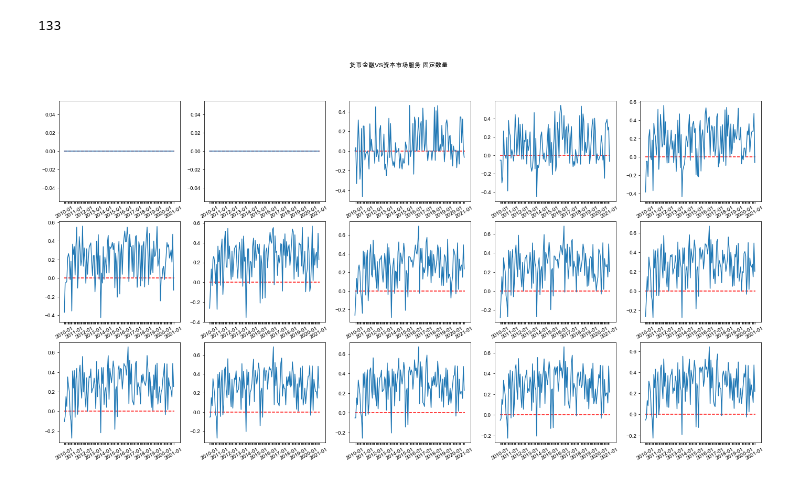
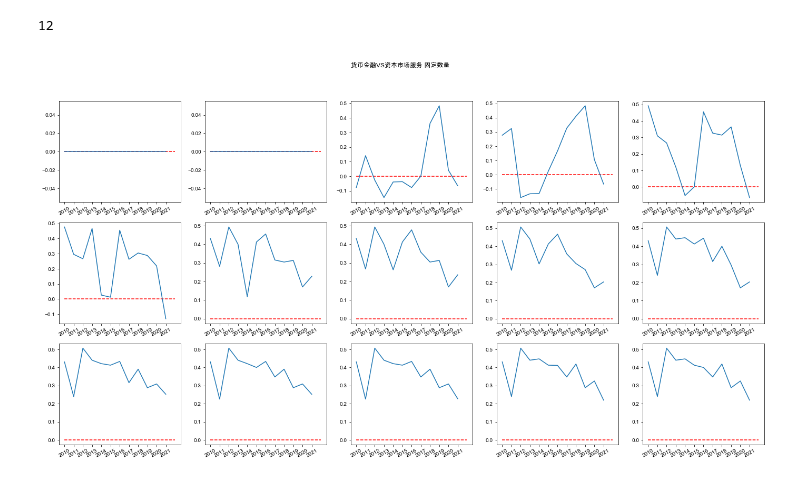
Before and after one commit to Chang-Tong/System-Risk-by-Network-View, a Jupyter notebook: for_year_analysis/final_pk.ipynb, the cells around one changed output. Drawn from its saved outputs; the diff is of its cells as text; code cells hidden in the pictures.

Commit message:
found the more clear convertion through year scale

```diff
--- a/for_year_analysis/final_pk.ipynb
+++ b/for_year_analysis/final_pk.ipynb
@@ -11,10 +11,10 @@ import os
 import math
 plt.rcParams['font.sans-serif'] = ['Arial Unicode MS']
 # %%
-file_name = sorted(os.listdir('graph_info'))
+file_name = sorted(os.listdir('year_info'))
 print(len(file_name))
-raw_data = pd.read_csv('cleaned_data.csv',index_col=0)
+raw_data = pd.read_csv('/Users/dongzhang/6980/newMission/wind金融数据/stock_data/cleaned_data.csv',index_col=0)
 name_need = raw_data[raw_data['month']=='2020-12'][['简称','subsector']].drop_duplicates()
 name_need.set_index(["简称"], inplace=True)
 # %% [output]
-133
+12
@@ -21,12 +75,13 @@ name_need.set_index(["简称"], inplace=True)
 # %%
 
-def remove_fixed_num(n):
+def final_pk(n):
     ### 两个子模块相互比较
     ###  货币金融
+    # plt.figure(figsize=(15,10))
     all_result2 = []
     pmfg_nodes2 = []
     for i in range(len(file_name)):
-        pmfg = nx.read_gpickle(f'graph_info/{file_name[i]}')
+        pmfg = nx.read_gpickle(f'year_info/{file_name[i]}')
         pmfg_nodes2.append(pmfg.number_of_nodes())
         degree_dict = dict(pmfg.degree())
         list1= sorted(dict(pmfg.degree()).items(),key=lambda x:x[1],reverse=True)
@@ -42,17 +97,17 @@ def remove_fixed_num(n):
             size_of_ccp = len(max(nx.connected_components(pmfg),key=len))
             ccp_list.append(size_of_ccp)
         all_result2.append(ccp_list[-1])
-    plt.subplot(1,4,2)
+    # plt.subplot(1,3,1)
     y2 = np.array(all_result2)/pmfg_nodes2
-    plt.scatter(file_name,y2,label=f' 货币金融',color='y',alpha=0.7,s=[100/x for x in y2])
-    plt.legend()
-    plt.xticks(range(len(file_name)), [file_name[x][:-8] if x%6==0 else '' for x in range(len(file_name))],rotation='90' )
+    # plt.scatter(file_name,y2,label=f' 货币金融',color='y',alpha=0.7,s=[100/x for x in y2])
+    # plt.legend()
+    # plt.xticks(range(len(file_name)), [file_name[x][:-8] if x%6==0 else '' for x in range(len(file_name))],rotation='90' )
 
     ### 资本市场服务
     all_result4 = []
     pmfg_nodes4 = []
     for i in range(len(file_name)):
-        pmfg = nx.read_gpickle(f'graph_info/{file_name[i]}')
+        pmfg = nx.read_gpickle(f'year_info/{file_name[i]}')
         pmfg_nodes4.append(pmfg.number_of_nodes())
         degree_dict = dict(pmfg.degree())
         list1= sorted(dict(pmfg.degree()).items(),key=lambda x:x[1],reverse=True)
@@ -66,9 +121,13 @@ def remove_fixed_num(n):
             size_of_ccp = len(max(nx.connected_components(pmfg),key=len))
             ccp_list.append(size_of_ccp)
         all_result4.append(ccp_list[-1])
-    plt.subplot(1,4,4)
+    # plt.subplot(1,3,2)
     y4 = np.array(all_result4)/pmfg_nodes4
-    plt.scatter(file_name,y4,label=f' 资本市场服务',color='r',alpha=0.7,s=[100/x for x in y4])
-    plt.legend()
-    plt.xticks(range(len(file_name)), [file_name[x][:-8] if x%6==0 else '' for x in range(len(file_name))],rotation='90' )
-    plt.show()
+    # plt.scatter(file_name,y4,label=f' 资本市场服务',color='r',alpha=0.7,s=[100/x for x in y4])
+    # plt.legend()
+    # plt.xticks(range(len(file_name)), [file_name[x][:-8] if x%6==0 else '' for x in range(len(file_name))],rotation='90' )
+    pk = np.array(y2)-np.array(y4)
+    # plt.subplot(1,3,3)
+    # plt.plot(range(len(file_name)),pk)
+    # plt.show()
+    return pk
@@ -138,16 +138,16 @@ for i in range(1,16):
 # %%
 # plt.figure(figsize=(24,12))
 plt.figure(figsize=(24,12))
 plt.suptitle('\n货币金融VS资本市场服务 固定数量')
 for i in range(1,16):
     plt.subplot(3,5,i)
     plt.hlines(0,xmax=len(file_name),xmin=0,colors='r',linestyles = "dashed")
     plt.plot(range(len(file_name)),pks[i-1],'-')
-    plt.xticks(range(len(file_name)), [file_name[x][:-8] if x%12==0 else '' for x in range(len(file_name))],rotation='30' )
+    plt.xticks(range(len(file_name)), [file_name[x][:-8] for x in range(len(file_name))],rotation='30' )
 plt.savefig('pk.png')
 plt.show()
 # %% [output]
-[figure, old version]
+[figure, new version]
 # %%
 nums = []
 for i in range(len(pks)):
```
Also changed, not shown: parts of 7 cells of this notebook, 3 other files.
